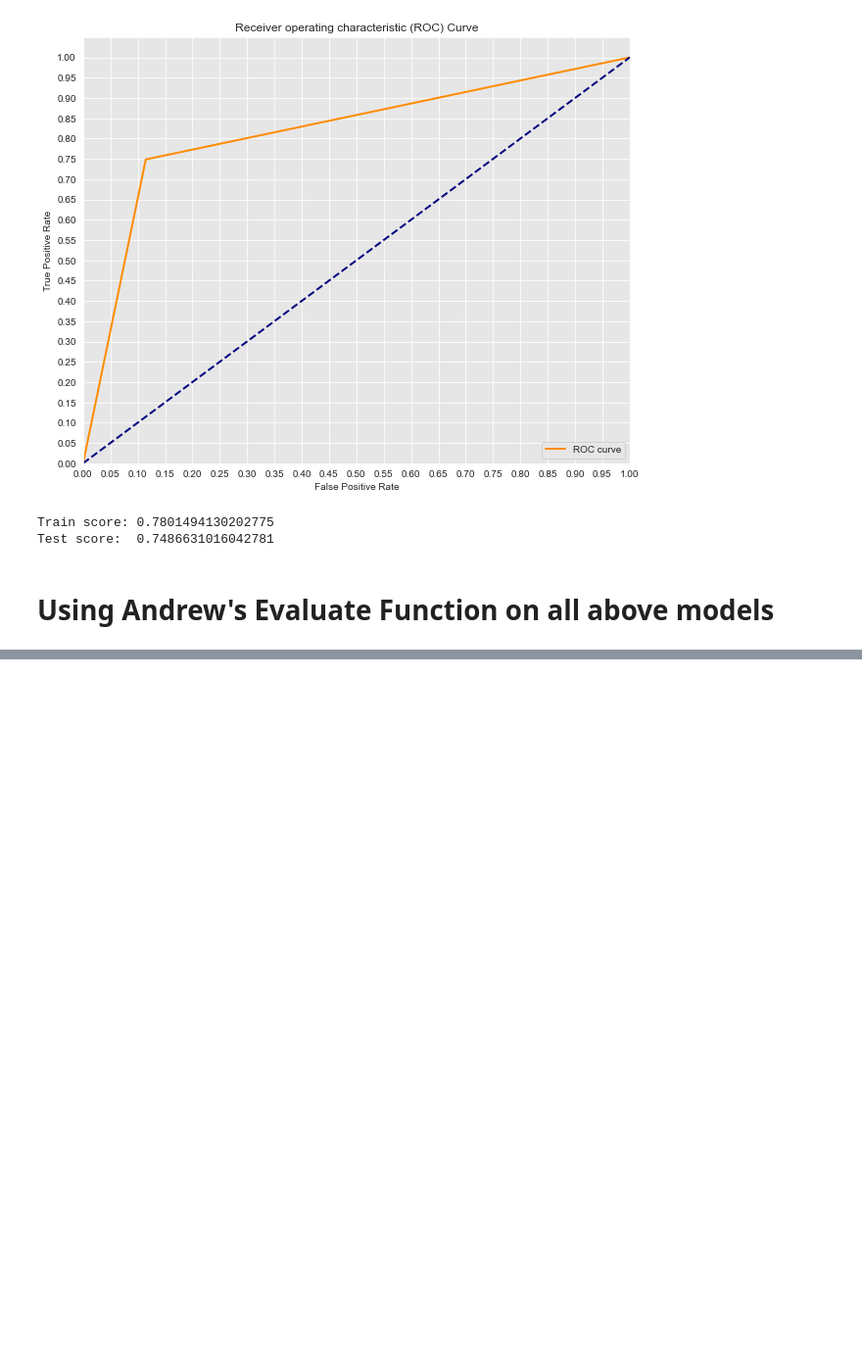
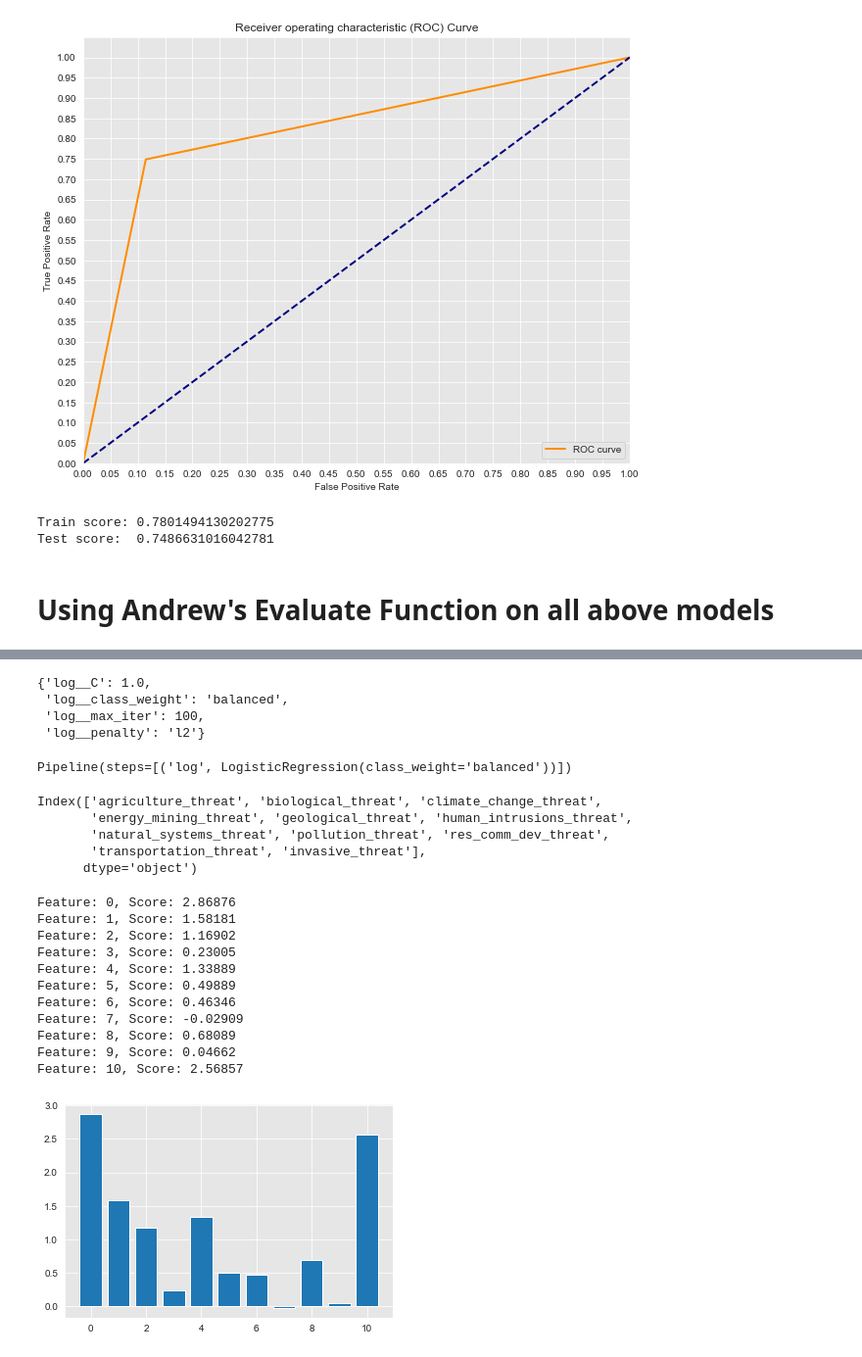
Before and after one commit to andrewwhitman/BirdConservation, a Jupyter notebook: notebooks/Scott/Modeling.ipynb, the cells around one changed output, grey strips where cells are left out. Shown at 98% size. Saved outputs shown, nothing was run; the diff lists cells and outputs as text; code cells hidden in the pictures; blank space fills up the shorter version.

Commit message:
Feature importance and markdown added

```diff
--- a/notebooks/Scott/Modeling.ipynb
+++ b/notebooks/Scott/Modeling.ipynb
@@ -1598,0 +1924,45 @@ Best Parameters for Recall
+# %%
+log3.best_params_
+# %% [output]
+{'log__C': 1.0,
+ 'log__class_weight': 'balanced',
+ 'log__max_iter': 100,
+ 'log__penalty': 'l2'}
+# %%
+log3_best = Pipeline(steps=[('log', LogisticRegression(C=1.0,
+                                                       class_weight='balanced',
+                                                       max_iter= 100,
+                                                       penalty= 'l2'))])
+# %%
+log3_best.fit(threats_train, y_train)
+# %% [output]
+Pipeline(steps=[('log', LogisticRegression(class_weight='balanced'))])
+# %%
+threats_train.columns
+# %% [output]
+Index(['agriculture_threat', 'biological_threat', 'climate_change_threat',
+       'energy_mining_threat', 'geological_threat', 'human_intrusions_threat',
+       'natural_systems_threat', 'pollution_threat', 'res_comm_dev_threat',
+       'transportation_threat', 'invasive_threat'],
+      dtype='object')
+# %%
+importance = log3_best['log'].coef_[0]
+# summarize feature importance
+for i,v in enumerate(importance):
+    print('Feature: %0d, Score: %.5f' % (i,v))
+# plot feature importance
+plt.bar([x for x in range(len(importance))], importance)
+plt.show()
+# %% [output]
+Feature: 0, Score: 2.86876
+Feature: 1, Score: 1.58181
+Feature: 2, Score: 1.16902
+Feature: 3, Score: 0.23005
+Feature: 4, Score: 1.33889
+Feature: 5, Score: 0.49889
+Feature: 6, Score: 0.46346
+Feature: 7, Score: -0.02909
+Feature: 8, Score: 0.68089
+Feature: 9, Score: 0.04662
+Feature: 10, Score: 2.56857
+[figure, added]
```
Also changed, not shown: parts of 43 cells of this notebook.
